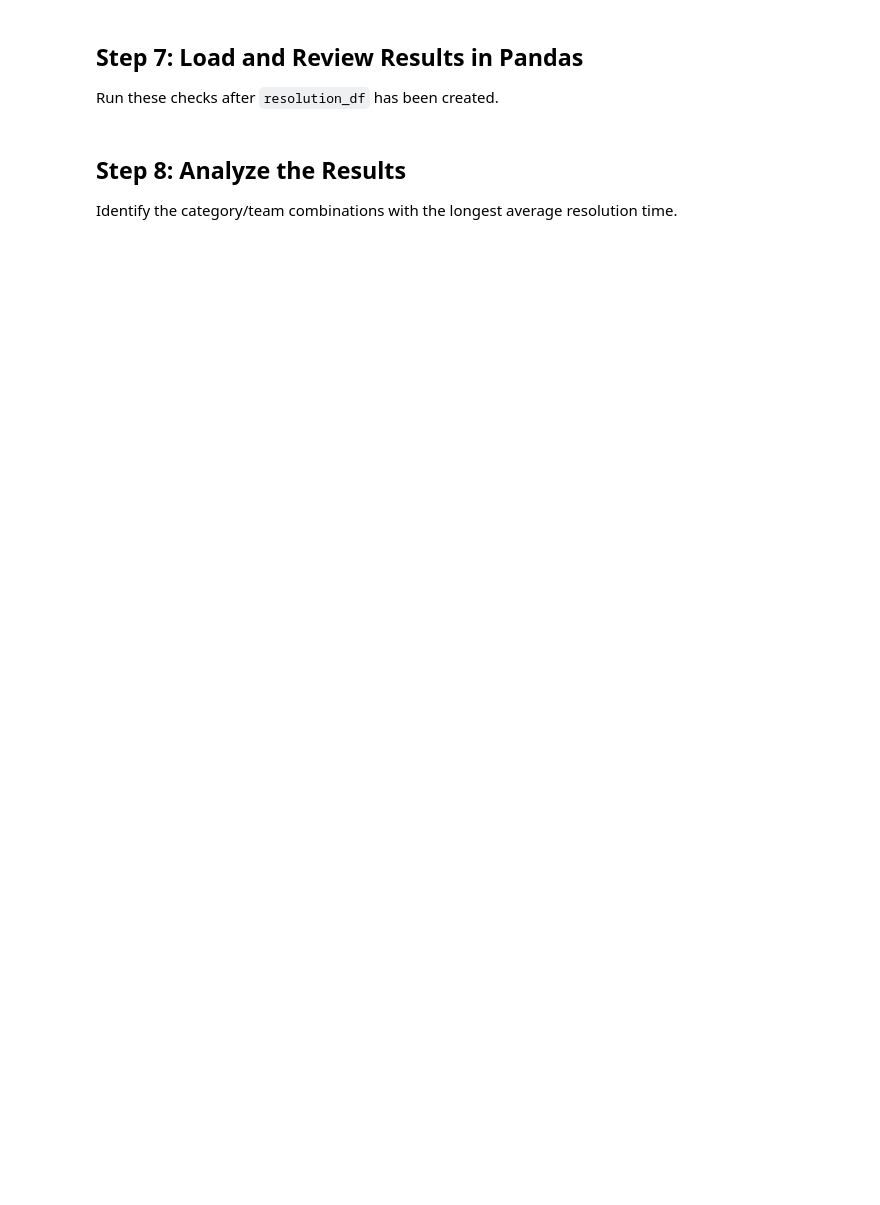
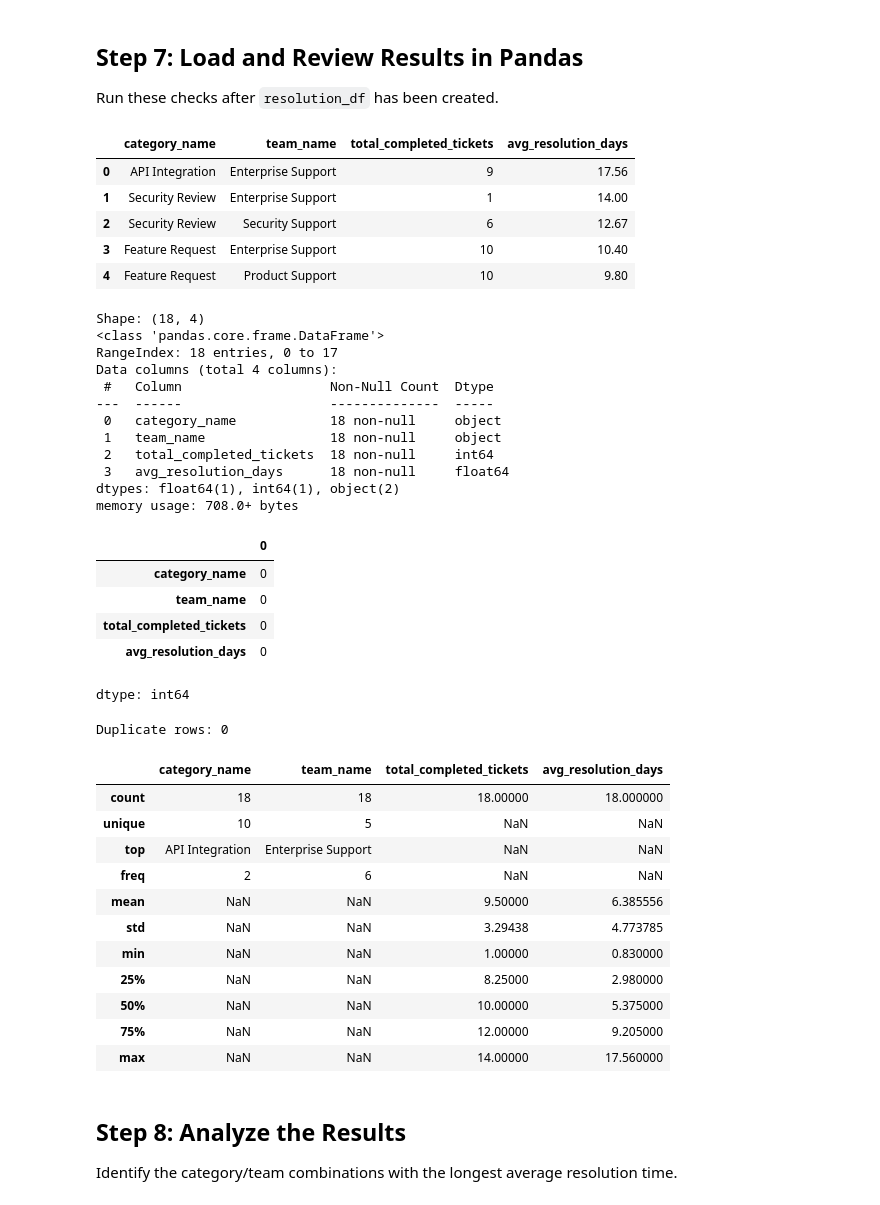
Before and after one commit to janbalangue/SQL-to-Python-Cloud-Notebook-Workflow, a Jupyter notebook: sql_modern_workflows_lab.ipynb, the cells around one changed output. Drawn from its saved outputs; the diff is of its cells as text; code cells hidden in the pictures; blank space fills up the shorter version.

```diff
--- a/sql_modern_workflows_lab.ipynb
+++ b/sql_modern_workflows_lab.ipynb
@@ -208,10 +257,56 @@ display(resolution_df)
 Run these checks after `resolution_df` has been created.
 # %%
 # Load and review
+
+display(resolution_df.head())
+
+print("Shape:", resolution_df.shape)
+
 resolution_df.info()
-resolution_df.isna().sum()
+
+display(resolution_df.isna().sum())
+
 print("Duplicate rows:", resolution_df.duplicated().sum())
-resolution_df.describe(include="all")
+
+display(resolution_df.describe(include="all"))
+# %% [output]
+|  | category_name | team_name | total_completed_tickets | avg_resolution_days |
+| 0 | API Integration | Enterprise Support | 9 | 17.56 |
+| 1 | Security Review | Enterprise Support | 1 | 14.00 |
+| 2 | Security Review | Security Support | 6 | 12.67 |
+| 3 | Feature Request | Enterprise Support | 10 | 10.40 |
+| 4 | Feature Request | Product Support | 10 | 9.80 |
+Shape: (18, 4)
+<class 'pandas.core.frame.DataFrame'>
+RangeIndex: 18 entries, 0 to 17
+Data columns (total 4 columns):
+ #   Column                   Non-Null Count  Dtype
+---  ------                   --------------  -----
+ 0   category_name            18 non-null     object
+ 1   team_name                18 non-null     object
+ 2   total_completed_tickets  18 non-null     int64
+ 3   avg_resolution_days      18 non-null     float64
+dtypes: float64(1), int64(1), object(2)
+memory usage: 708.0+ bytes
+|  | 0 |
+| category_name | 0 |
+| team_name | 0 |
+| total_completed_tickets | 0 |
+| avg_resolution_days | 0 |
+dtype: int64
+Duplicate rows: 0
+|  | category_name | team_name | total_completed_tickets | avg_resolution_days |
+| count | 18 | 18 | 18.00000 | 18.000000 |
+| unique | 10 | 5 | NaN | NaN |
+| top | API Integration | Enterprise Support | NaN | NaN |
+| freq | 2 | 6 | NaN | NaN |
+| mean | NaN | NaN | 9.50000 | 6.385556 |
+| std | NaN | NaN | 3.29438 | 4.773785 |
+| min | NaN | NaN | 1.00000 | 0.830000 |
+| 25% | NaN | NaN | 8.25000 | 2.980000 |
+| 50% | NaN | NaN | 10.00000 | 5.375000 |
+| 75% | NaN | NaN | 12.00000 | 9.205000 |
+| max | NaN | NaN | 14.00000 | 17.560000 |
 # %% [markdown]
 ## Step 8: Analyze the Results
 
```
Also changed, not shown: parts of 15 cells of this notebook.
